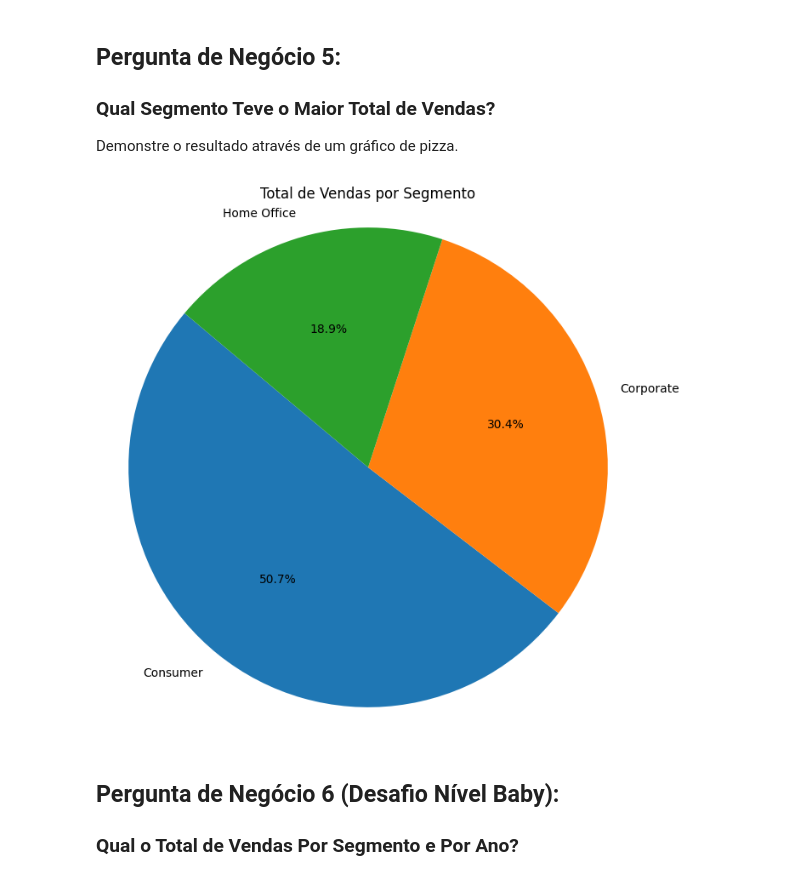
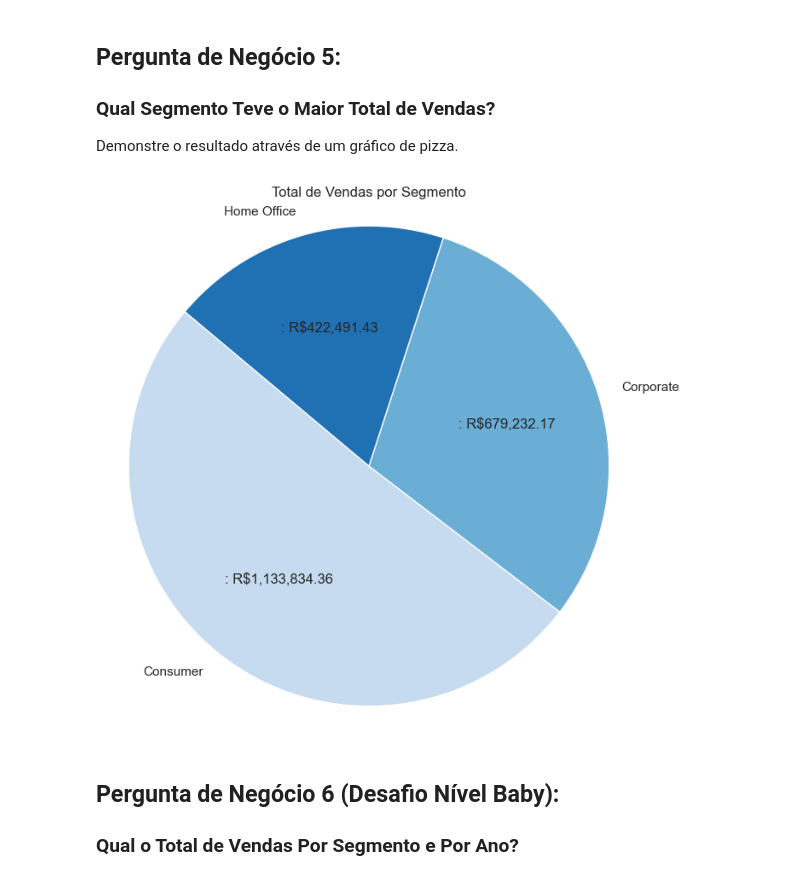
Before and after one commit to jeferson-paz/Curso-de-Python-DSA, a Jupyter notebook: Cap13/Projeto2-Perguntas.ipynb, the cells around one changed output. Cells and saved outputs as stored; diff of their text form; code cells hidden in the pictures.

```diff
--- a/Cap13/Projeto2-Perguntas.ipynb
+++ b/Cap13/Projeto2-Perguntas.ipynb
@@ -256,0 +278,19 @@ plt.show()
+# %%
+# Configurar o estilo do Seaborn
+sns.set(style="whitegrid")
+
+# Criar o gráfico de barras
+plt.figure(figsize=(12, 6))
+sns.barplot(x='Cidade', y='Valor_Venda', data=top_10_cidades, palette='Blues_d')  # Usando uma paleta de cores integrada
+
+# Adicionar títulos e rótulos
+plt.xlabel('Cidade')
+plt.ylabel('Total de Vendas')
+plt.title('Top 10 Cidades com Maior Total de Vendas')
+plt.xticks(rotation=45)
+
+# Ajustar o layout
+plt.tight_layout()
+
+# Mostrar o gráfico
+plt.show()
@@ -263,15 +305,26 @@ Demonstre o resultado através de um gráfico de pizza.
 # %%
 # Calcular o total de vendas por segmento
 vendas_por_segmento = df.groupby('Segmento')['Valor_Venda'].sum().reset_index()
 
+# Função para formatar os rótulos com valor e porcentagem
+def formato_pie(valores, labels):
+    return [f'{label}: R${valor:,.2f}' for valor, label in zip(valores, labels)]
+
+# Definir a paleta de cores em tons de azul
+cores = sns.color_palette("Blues", len(vendas_por_segmento))
+
 # Plotar o gráfico de pizza
 plt.figure(figsize=(8, 8))
-plt.pie(vendas_por_segmento['Valor_Venda'], labels=vendas_por_segmento['Segmento'], autopct='%1.1f%%', startangle=140)
+plt.pie(vendas_por_segmento['Valor_Venda'],
+        labels=vendas_por_segmento['Segmento'],
+        colors=cores,
+        autopct=lambda pct: formato_pie([pct * sum(vendas_por_segmento['Valor_Venda']) / 100], [''])[0],
+        startangle=140)
 plt.title('Total de Vendas por Segmento')
 plt.axis('equal')  # Assegura que o gráfico de pizza seja desenhado como um círculo.
 plt.show()
 # %% [output]
-[figure, old version]
+[figure, new version]
 # %% [markdown]
 ## Pergunta de Negócio 6 (Desafio Nível Baby):
 
```
Also changed, not shown: parts of 26 cells of this notebook.
